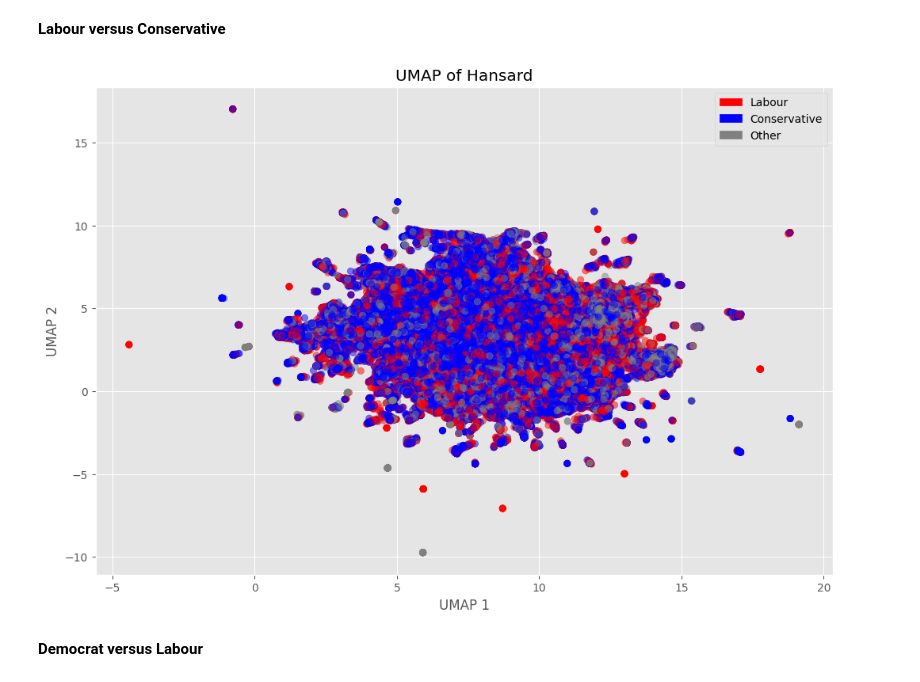
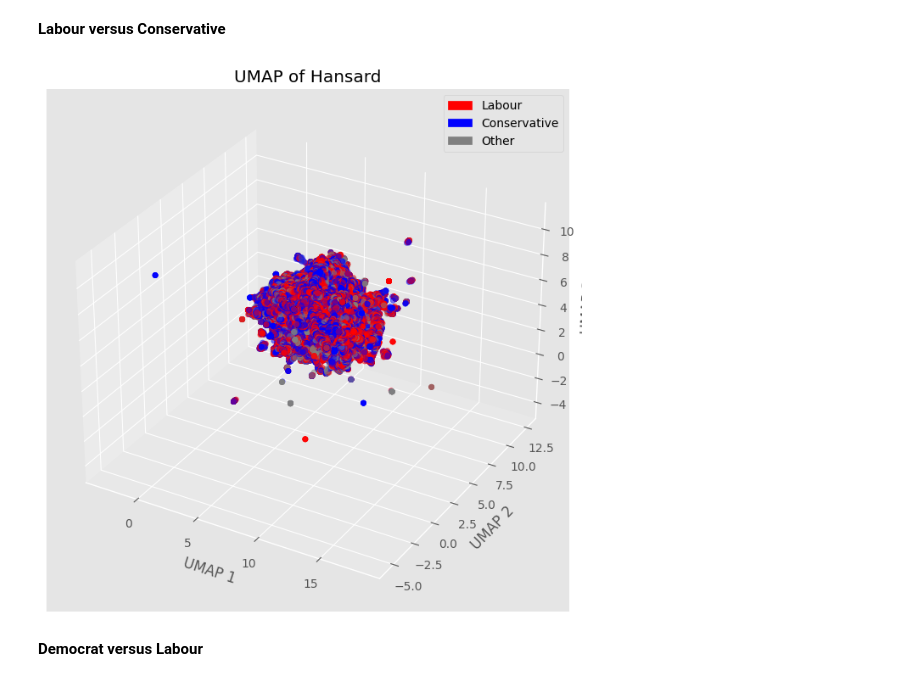
Before and after one commit to felixwallis/pir-dissertation, a Jupyter notebook: analysis/word_embeddings_analysis.ipynb, the cells around one changed output. Cells and saved outputs as stored; diff of their text form; code cells hidden in the pictures.

```diff
--- a/analysis/word_embeddings_analysis.ipynb
+++ b/analysis/word_embeddings_analysis.ipynb
@@ -146,29 +163,34 @@ plt.show()
 # %%
 party_colours = {
     'Conservative': 'blue',
     'Labour': 'red',
 }
 default_colour = 'grey'
 colours = hansard['speech_party'].apply(
     lambda x: party_colours.get(x, default_colour))
 
-plt.figure(figsize=(12, 8))
-plt.scatter(umap_hansard_embeddings[:, 0],
-            umap_hansard_embeddings[:, 1], alpha=0.5, c=colours)
-plt.title('UMAP of Hansard')
-plt.xlabel('UMAP 1')
-plt.ylabel('UMAP 2')
+fig = plt.figure(figsize=(12, 8))
+ax = fig.add_subplot(111, projection='3d')
+
+ax.scatter(umap_hansard_embeddings[:, 0],
+           umap_hansard_embeddings[:, 1],
+           umap_hansard_embeddings[:, 2], alpha=0.5, c=colours)
+
+ax.set_xlabel('UMAP 1')
+ax.set_ylabel('UMAP 2')
+ax.set_zlabel('UMAP 3')
+ax.set_title('UMAP of Hansard')
 
 legend_patches = [
     mpatches.Patch(color='red', label='Labour'),
     mpatches.Patch(color='blue', label='Conservative'),
     mpatches.Patch(color='grey', label='Other')
 ]
-plt.legend(handles=legend_patches)
+ax.legend(handles=legend_patches)
 
 plt.show()
 # %% [output]
-[figure, old version]
+[figure, new version]
 # %% [markdown]
 **Democrat versus Labour**
 # %%
```
Also changed, not shown: parts of 14 cells of this notebook, 1 other file.
